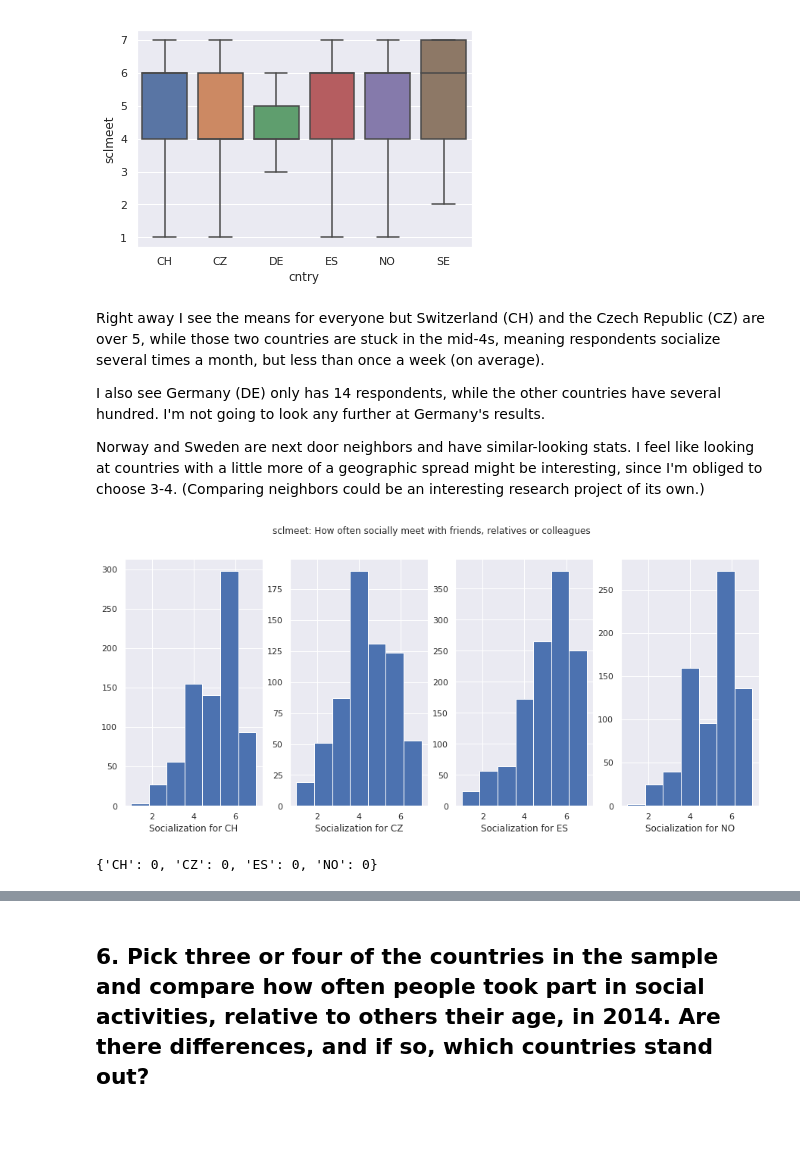
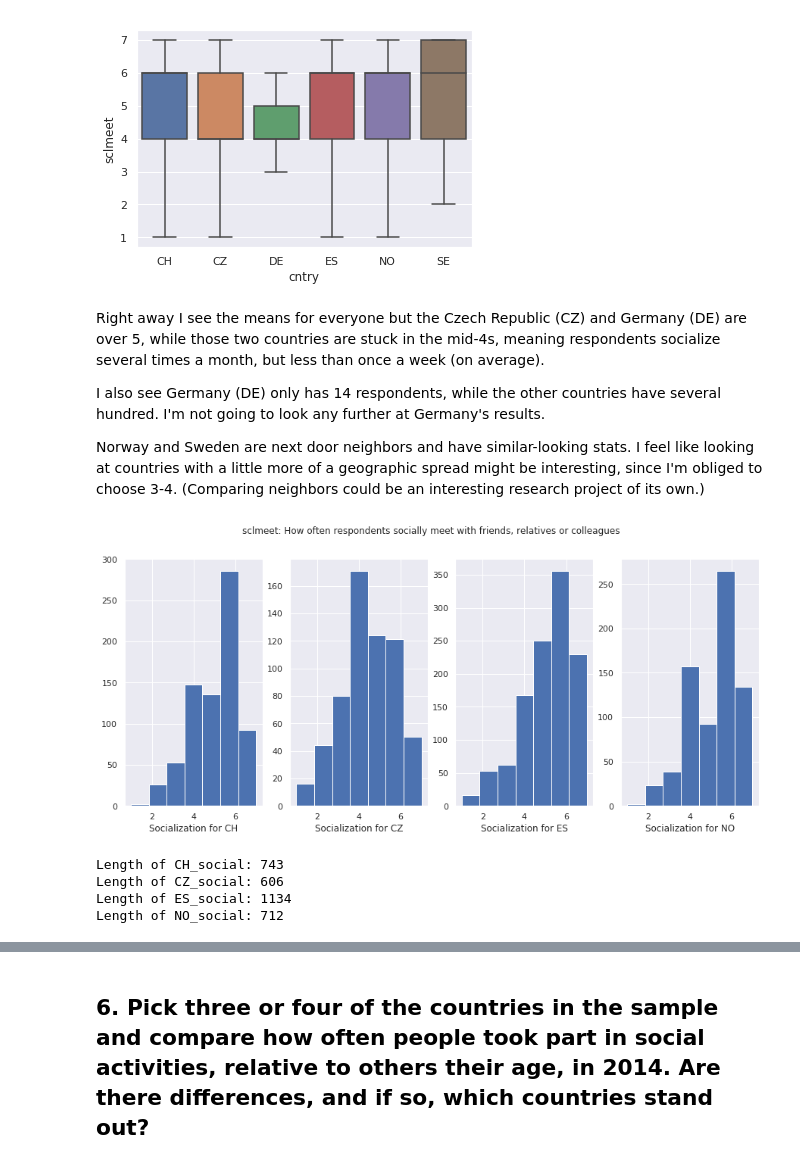
Before and after one commit to iamjeremybe/thinkful_data_science, a Jupyter notebook: Thinkful - Advanced Experimentation challenge.ipynb, the cells around one changed output, grey strips where cells are left out. Drawn from its saved outputs; the diff is of its cells as text; code cells hidden in the pictures; blank space fills up the shorter version.

```diff
--- a/Thinkful - Advanced Experimentation challenge.ipynb
+++ b/Thinkful - Advanced Experimentation challenge.ipynb
@@ -486,7 +486,7 @@ sns.boxplot(x='cntry',y='sclmeet',data=social_df)
 <matplotlib.axes._subplots.AxesSubplot at 0x...>
 [figure]
 # %% [markdown]
-Right away I see the means for everyone but Switzerland (CH) and the Czech Republic (CZ) are over 5, while those two countries are stuck in the mid-4s, meaning respondents socialize several times a month, but less than once a week (on average).
+Right away I see the means for everyone but the Czech Republic (CZ) and Germany (DE) are over 5, while those two countries are stuck in the mid-4s, meaning respondents socialize several times a month, but less than once a week (on average).
 
 I also see Germany (DE) only has 14 respondents, while the other countries have several hundred. I'm not going to look any further at Germany's results.
 
@@ -496,12 +496,12 @@ my_four_countries = ['CH','CZ','ES','NO']
 social_df = social_df.loc[social_df['cntry'].isin(my_four_countries)].dropna(axis='rows')
 # %%
 fig, axes = plt.subplots(nrows=1, ncols=4,figsize=(15,6))
-fig.suptitle("sclmeet: How often socially meet with friends, relatives or colleagues")
+fig.suptitle("sclmeet: How often respondents socially meet with friends, relatives or colleagues")
 for ax, country in zip(axes.flatten(), my_four_countries):
     ax.hist(social_df.loc[social_df['cntry'] == country,'sclmeet'],
             bins=7)
     ax.set_xlabel("Socialization for {}".format(country))
 plt.show()
 # %% [output]
-[figure, old version]
+[figure, new version]
 # %%
@@ -514,7 +512,14 @@ countries = np.repeat(my_four_countries,888)
-# %%
-arr_lens = {}
-for country in my_four_countries:
-    arr_lens[country] = social_df.loc[social_df['cntry'] == 'SE','sclmeet'].shape[0]
-arr_lens
-# %% [output]
-{'CH': 0, 'CZ': 0, 'ES': 0, 'NO': 0}
+# %%
+country_lens = []
+for country in my_four_countries:
+    list_name = '{}_social'.format(country)
+    this_list = eval(list_name)
+    this_list_len = len(this_list)
+    print("Length of {}: {}".format(list_name,this_list_len))
+    country_lens.append(this_list_len)
+countries = np.repeat(my_four_countries,country_lens)
+# %% [output]
+Length of CH_social: 743
+Length of CZ_social: 606
+Length of ES_social: 1134
+Length of NO_social: 712
```
Also changed, not shown: parts of 25 cells of this notebook.
